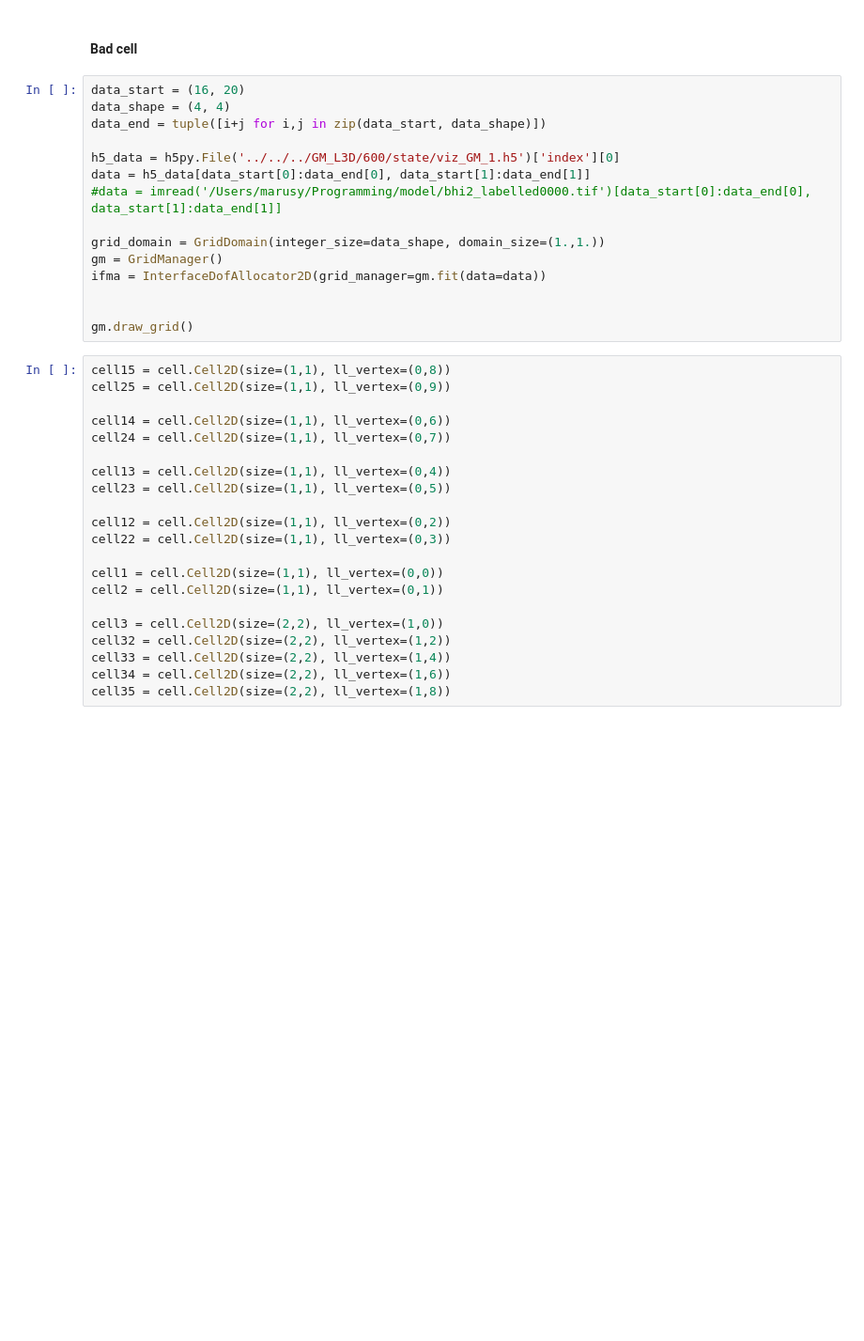
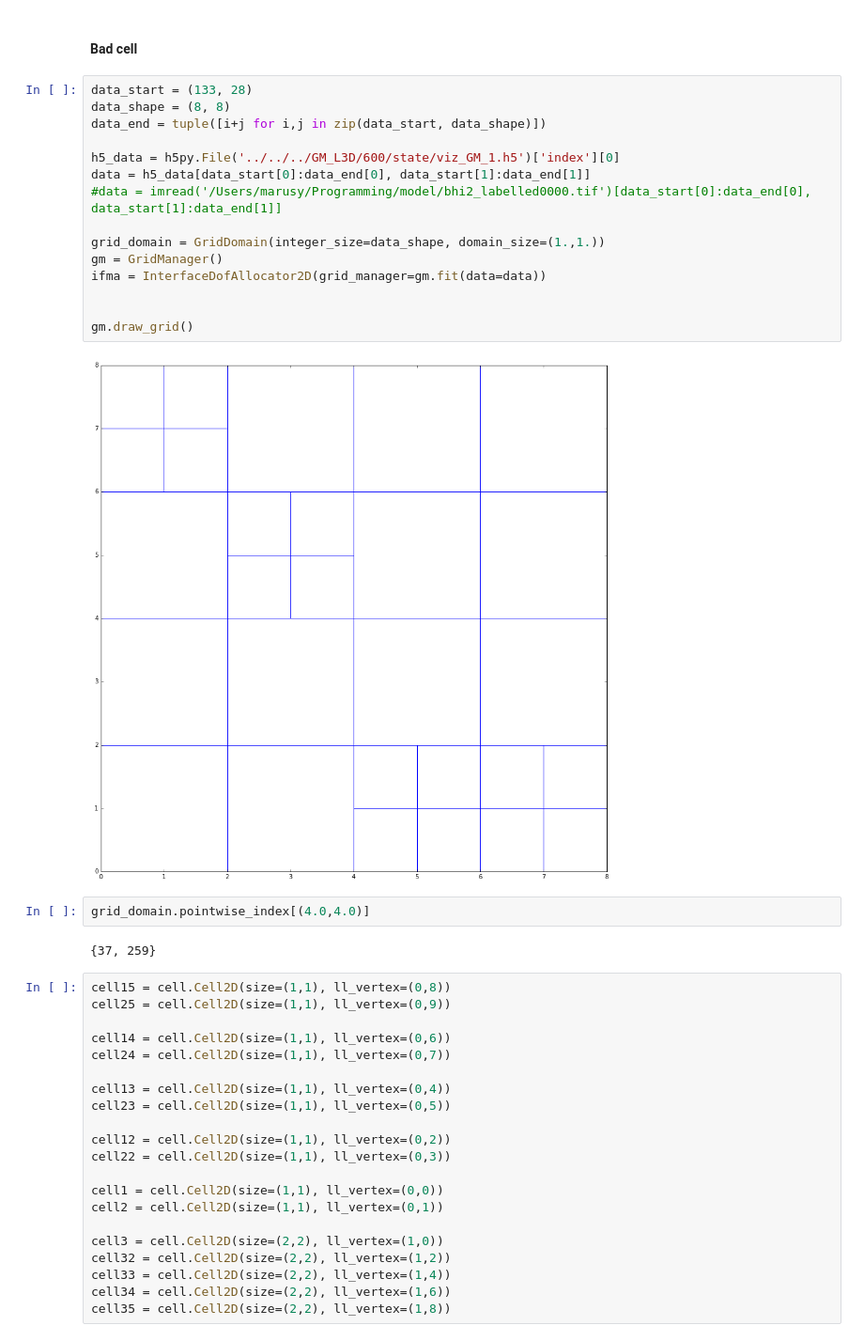
Before and after one commit to leonshting/another-fem-framework, a Jupyter notebook: workflow/testing_operator.ipynb, the cells around one changed output. Shown: that part at 94% size. Cells and saved outputs as stored; diff of their text form; blank space fills up the shorter version.

```diff
--- a/workflow/testing_operator.ipynb
+++ b/workflow/testing_operator.ipynb
@@ -30,20 +30,26 @@ np.set_printoptions(linewidth=500)
 # %% [markdown]
 #### Bad cell
 # %%
-data_start = (16, 20)
-data_shape = (4, 4)
+data_start = (133, 28)
+data_shape = (8, 8)
 data_end = tuple([i+j for i,j in zip(data_start, data_shape)])
 
 h5_data = h5py.File('../../../GM_L3D/600/state/viz_GM_1.h5')['index'][0]
 data = h5_data[data_start[0]:data_end[0], data_start[1]:data_end[1]]
 #data = imread('/Users/marusy/Programming/model/bhi2_labelled0000.tif')[data_start[0]:data_end[0], data_start[1]:data_end[1]]
 
 grid_domain = GridDomain(integer_size=data_shape, domain_size=(1.,1.))
 gm = GridManager()
 ifma = InterfaceDofAllocator2D(grid_manager=gm.fit(data=data))
 
 
 gm.draw_grid()
+# %% [output]
+[figure, added]
+# %%
+grid_domain.pointwise_index[(4.0,4.0)]
+# %% [output]
+{37, 259}
 # %%
 cell15 = cell.Cell2D(size=(1,1), ll_vertex=(0,8))
 cell25 = cell.Cell2D(size=(1,1), ll_vertex=(0,9))
```
Also changed, not shown: parts of 15 cells of this notebook, 1 other file.
